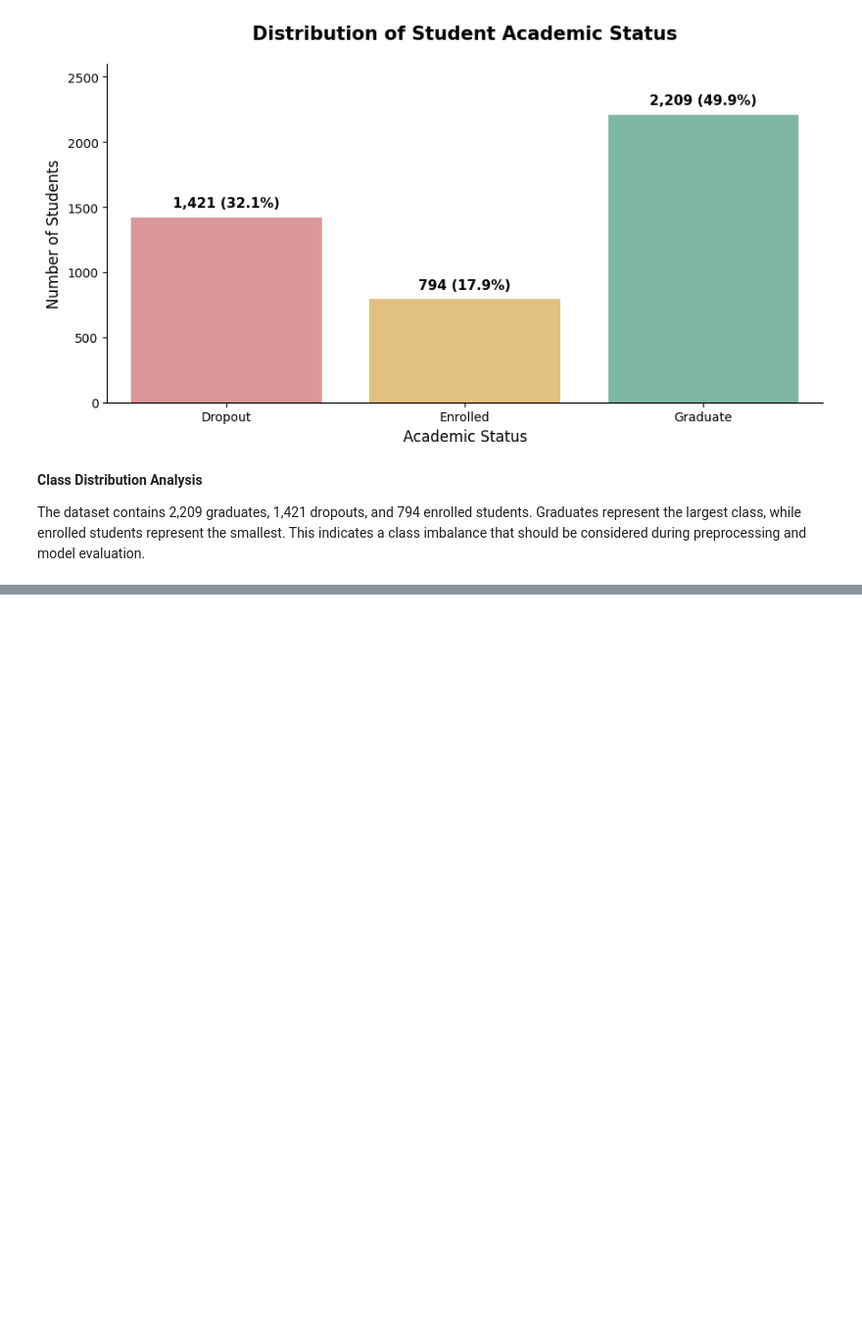
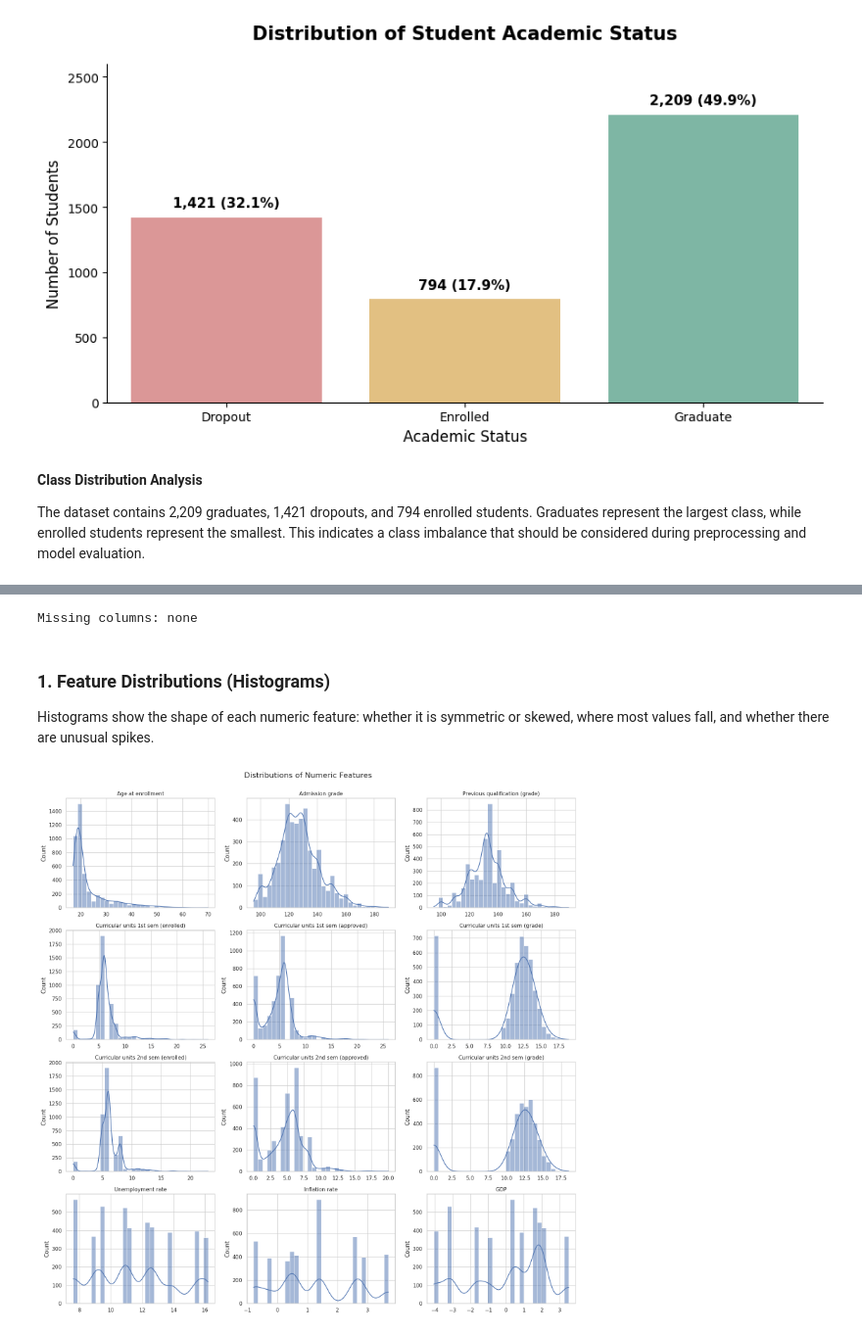
Before and after one commit to Aldanahth/SW485-Project-Group4, a Jupyter notebook: Phase1_Data_Exploration.ipynb, the cells around one changed output, grey strips where cells are left out. Shown at 98% size. Cells and saved outputs as stored; diff of their text form; code cells hidden in the pictures; blank space fills up the shorter version.

```diff
--- a/Phase1_Data_Exploration.ipynb
+++ b/Phase1_Data_Exploration.ipynb
@@ -191,0 +245,47 @@ The dataset contains 2,209 graduates, 1,421 dropouts, and 794 enrolled students.
+# %%
+# Continuous / count features: suitable for histograms and box plots
+numeric_features = [
+    "Age at enrollment",
+    "Admission grade",
+    "Previous qualification (grade)",
+    "Curricular units 1st sem (enrolled)",
+    "Curricular units 1st sem (approved)",
+    "Curricular units 1st sem (grade)",
+    "Curricular units 2nd sem (enrolled)",
+    "Curricular units 2nd sem (approved)",
+    "Curricular units 2nd sem (grade)",
+    "Unemployment rate",
+    "Inflation rate",
+    "GDP",
+]
+
+# Binary (0/1) features: suitable for proportion bar charts against the target
+binary_features = {
+    "Tuition fees up to date": {0: "No", 1: "Yes"},
+    "Scholarship holder": {0: "No", 1: "Yes"},
+    "Debtor": {0: "No", 1: "Yes"},
+    "Gender": {0: "Female", 1: "Male"},
+    "Displaced": {0: "No", 1: "Yes"},
+    "International": {0: "No", 1: "Yes"},
+}
+
+# Safety check: confirm every listed column exists in the loaded file
+missing = [c for c in numeric_features + list(binary_features) if c not in df.columns]
+print("Missing columns:", missing if missing else "none")
+# %% [output]
+Missing columns: none
+# %% [markdown]
+### 1. Feature Distributions (Histograms)
+
+Histograms show the shape of each numeric feature: whether it is symmetric or skewed, where most values fall, and whether there are unusual spikes.
+# %%
+fig, axes = plt.subplots(4, 3, figsize=(16, 16))
+for ax, col in zip(axes.flat, numeric_features):
+    sns.histplot(df[col], kde=True, bins=30, ax=ax, color="#4c72b0")
+    ax.set_title(col, fontsize=11)
+    ax.set_xlabel("")
+fig.suptitle("Distributions of Numeric Features", fontsize=16, y=1.0)
+plt.tight_layout()
+plt.show()
+# %% [output]
+[figure, added]
```
Also changed, not shown: parts of 24 cells of this notebook.
